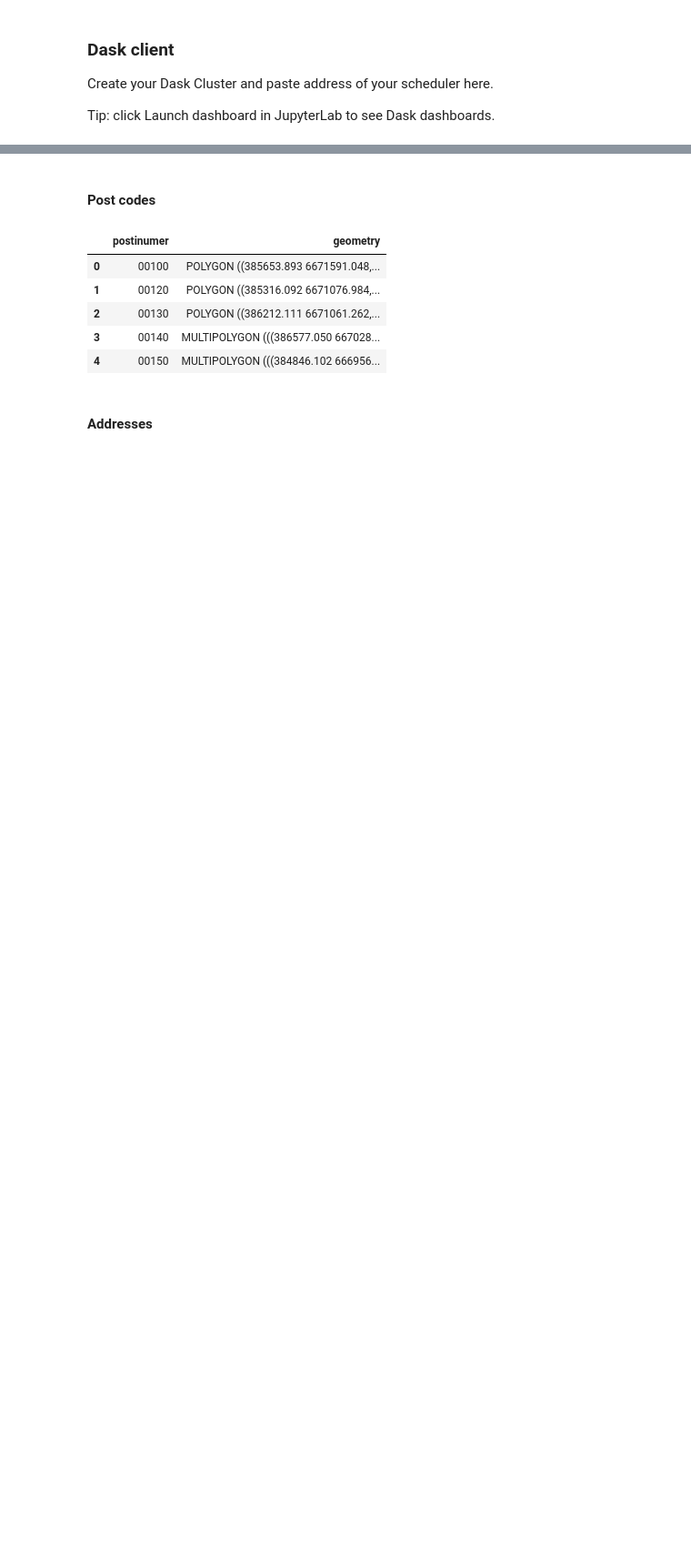
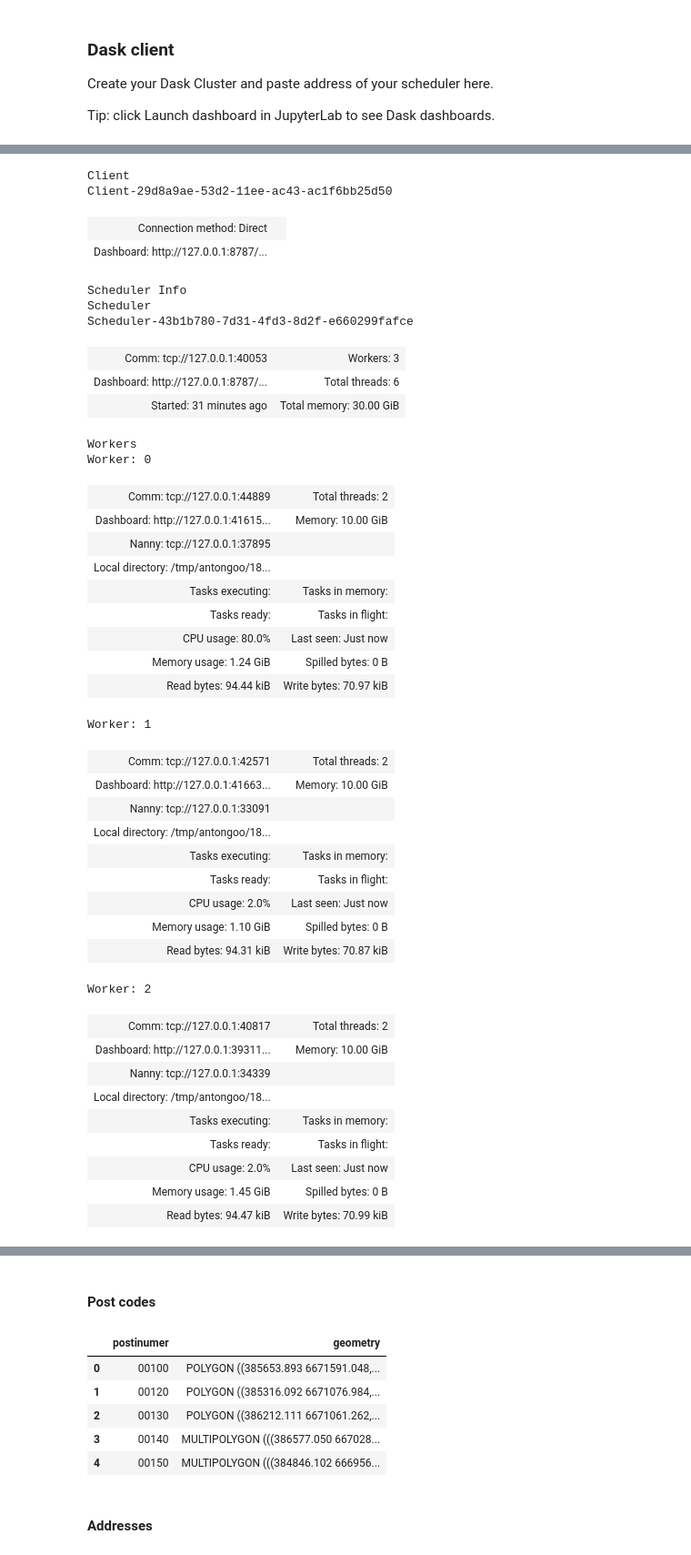
Before and after one commit to csc-training/geocomputing, a Jupyter notebook: python/dask_geopandas/dask-geopandas.ipynb, the cells around one changed output, grey strips where cells are left out. Shown: that part at 91% size. Drawn from its saved outputs; the diff is of its cells as text; code cells hidden in the pictures; blank space fills up the shorter version.

```diff
--- a/python/dask_geopandas/dask-geopandas.ipynb
+++ b/python/dask_geopandas/dask-geopandas.ipynb
@@ -58,3 +9,50 @@ Worker: 2
+# %%
+from dask.distributed import Client
+
+client = Client("tcp://127.0.0.1:40053")
+client
+# %% [output]
+Client
+Client-29d8a9ae-53d2-11ee-ac43-ac1f6bb25d50
+| Connection method: Direct |  |
+| Dashboard: http://127.0.0.1:8787/... |  |
+Scheduler Info
+Scheduler
+Scheduler-43b1b780-7d31-4fd3-8d2f-e660299fafce
+| Comm: tcp://127.0.0.1:40053 | Workers: 3 |
+| Dashboard: http://127.0.0.1:8787/... | Total threads: 6 |
+| Started: 31 minutes ago | Total memory: 30.00 GiB |
+Workers
+Worker: 0
+| Comm: tcp://127.0.0.1:44889 | Total threads: 2 |
+| Dashboard: http://127.0.0.1:41615... | Memory: 10.00 GiB |
+| Nanny: tcp://127.0.0.1:37895 |  |
+| Local directory: /tmp/antongoo/18... |  |
+| Tasks executing: | Tasks in memory: |
+| Tasks ready: | Tasks in flight: |
+| CPU usage: 80.0% | Last seen: Just now |
+| Memory usage: 1.24 GiB | Spilled bytes: 0 B |
+| Read bytes: 94.44 kiB | Write bytes: 70.97 kiB |
+Worker: 1
+| Comm: tcp://127.0.0.1:42571 | Total threads: 2 |
+| Dashboard: http://127.0.0.1:41663... | Memory: 10.00 GiB |
+| Nanny: tcp://127.0.0.1:33091 |  |
+| Local directory: /tmp/antongoo/18... |  |
+| Tasks executing: | Tasks in memory: |
+| Tasks ready: | Tasks in flight: |
+| CPU usage: 2.0% | Last seen: Just now |
+| Memory usage: 1.10 GiB | Spilled bytes: 0 B |
+| Read bytes: 94.31 kiB | Write bytes: 70.87 kiB |
+Worker: 2
+| Comm: tcp://127.0.0.1:40817 | Total threads: 2 |
+| Dashboard: http://127.0.0.1:39311... | Memory: 10.00 GiB |
+| Nanny: tcp://127.0.0.1:34339 |  |
+| Local directory: /tmp/antongoo/18... |  |
+| Tasks executing: | Tasks in memory: |
+| Tasks ready: | Tasks in flight: |
+| CPU usage: 2.0% | Last seen: Just now |
+| Memory usage: 1.45 GiB | Spilled bytes: 0 B |
+| Read bytes: 94.47 kiB | Write bytes: 70.99 kiB |
 # %% [markdown]
 ## Import datasets
 We are using two datasets:
```
Also changed, not shown: parts of 22 cells of this notebook, 1 other file.
